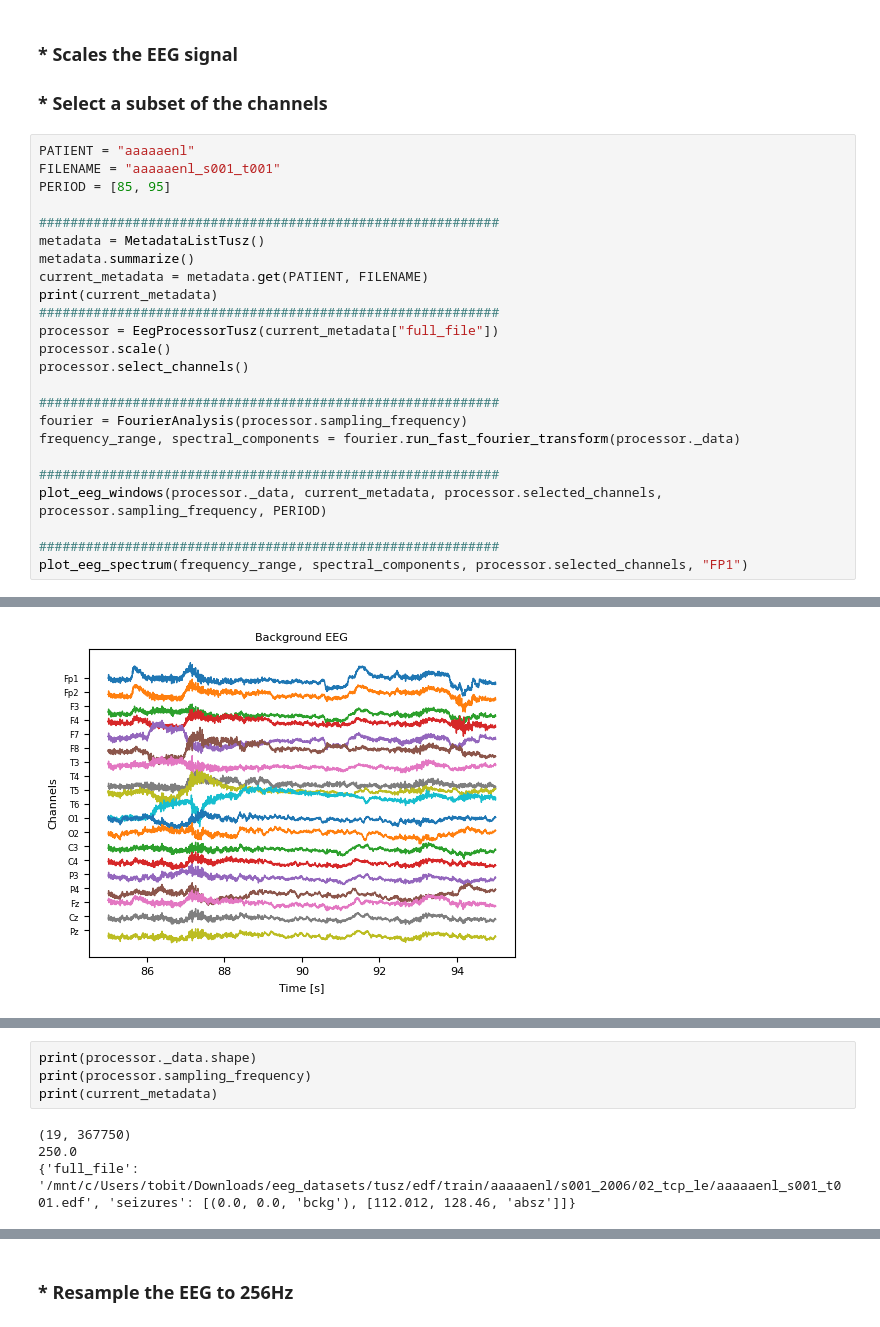
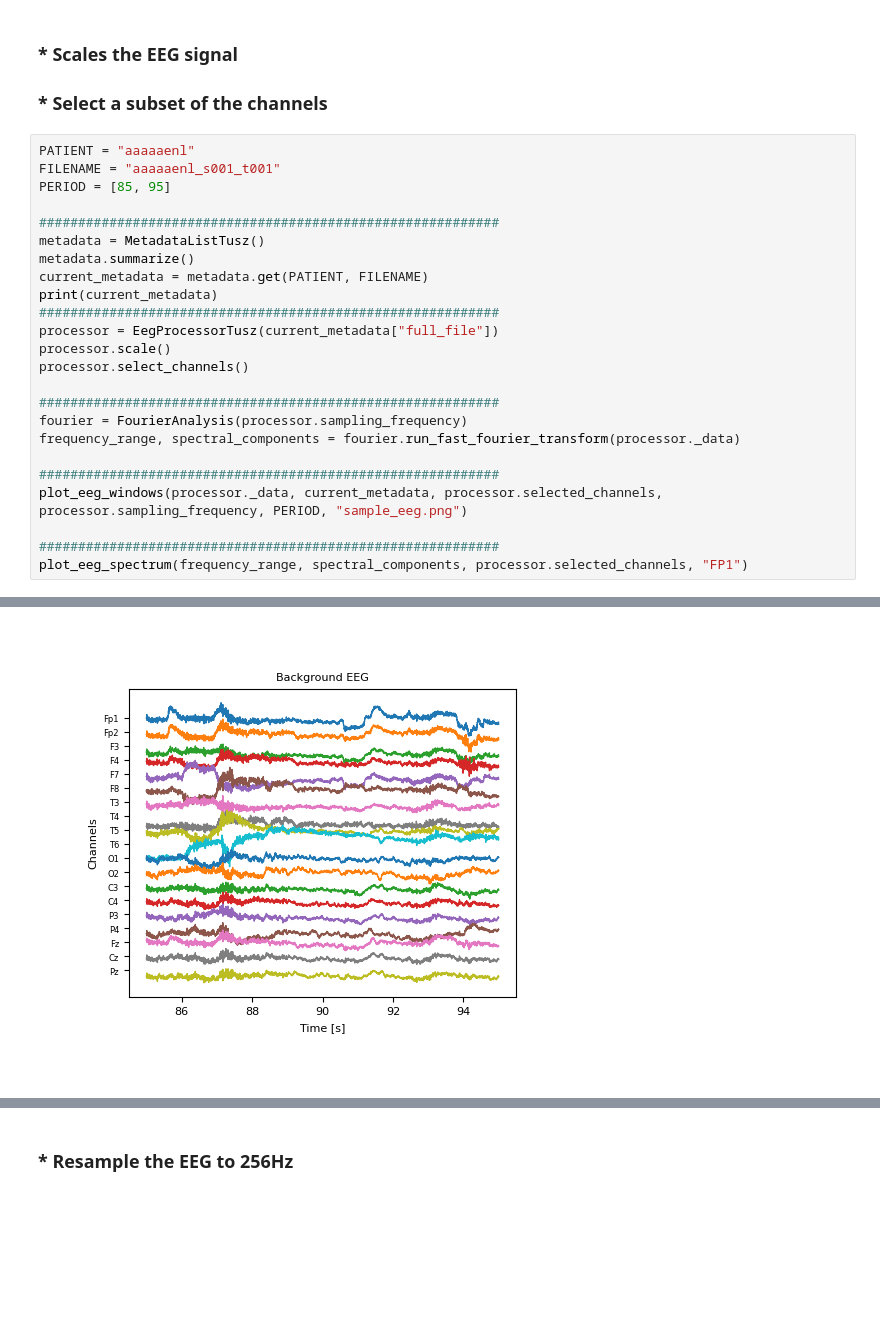
Before and after one commit to lasaid-udg/DCEC_SESH_seizure_biomarkers, a Jupyter notebook: notebooks/EEG_raw_analysis_Tusz.ipynb, the cells around one changed output, grey strips where cells are left out. Saved outputs shown, nothing was run; the diff lists cells and outputs as text; blank space fills up the shorter version.

```diff
--- a/notebooks/EEG_raw_analysis_Tusz.ipynb
+++ b/notebooks/EEG_raw_analysis_Tusz.ipynb
@@ -38,7 +38,7 @@ fourier = FourierAnalysis(processor.sampling_frequency)
 frequency_range, spectral_components = fourier.run_fast_fourier_transform(processor._data)
 
 ###########################################################
-plot_eeg_windows(processor._data, current_metadata, processor.selected_channels, processor.sampling_frequency, PERIOD)
+plot_eeg_windows(processor._data, current_metadata, processor.selected_channels, processor.sampling_frequency, PERIOD, "sample_eeg.png")
 
 ###########################################################
 plot_eeg_spectrum(frequency_range, spectral_components, processor.selected_channels, "FP1")
@@ -62 +62 @@ Creating raw.info structure...
-[figure, old version]
+[figure, new version]
@@ -64,8 +63,0 @@ Creating raw.info structure...
-# %%
-print(processor._data.shape)
-print(processor.sampling_frequency)
-print(current_metadata)
-# %% [output]
-(19, 367750)
-250.0
-{'full_file': '/mnt/c/Users/tobit/Downloads/eeg_datasets/tusz/edf/train/aaaaaenl/s001_2006/02_tcp_le/aaaaaenl_s001_t001.edf', 'seizures': [(0.0, 0.0, 'bckg'), [112.012, 128.46, 'absz']]}
```
Also changed, not shown: parts of 12 cells of this notebook, 5 other files.
